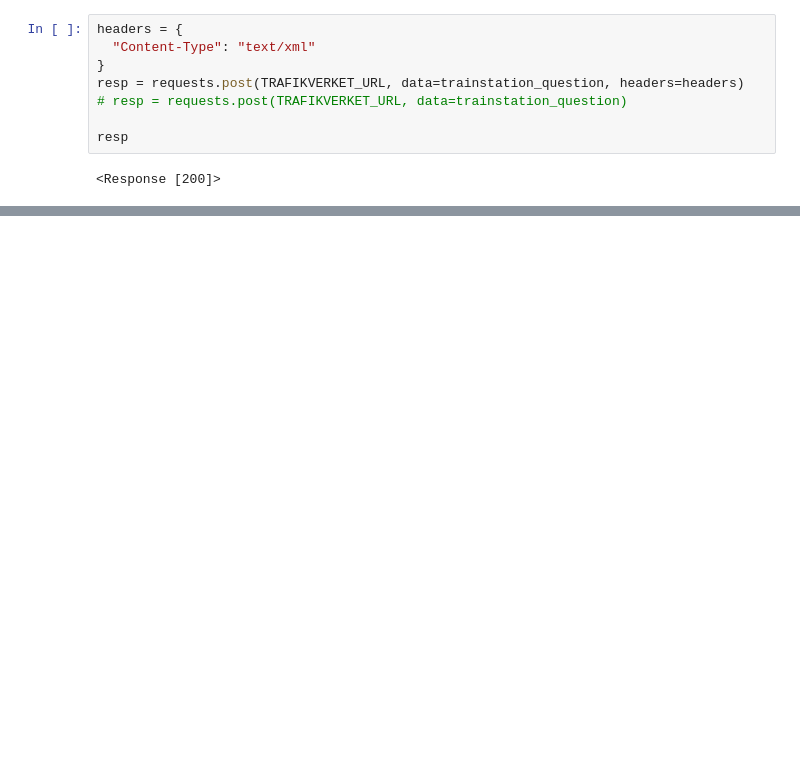
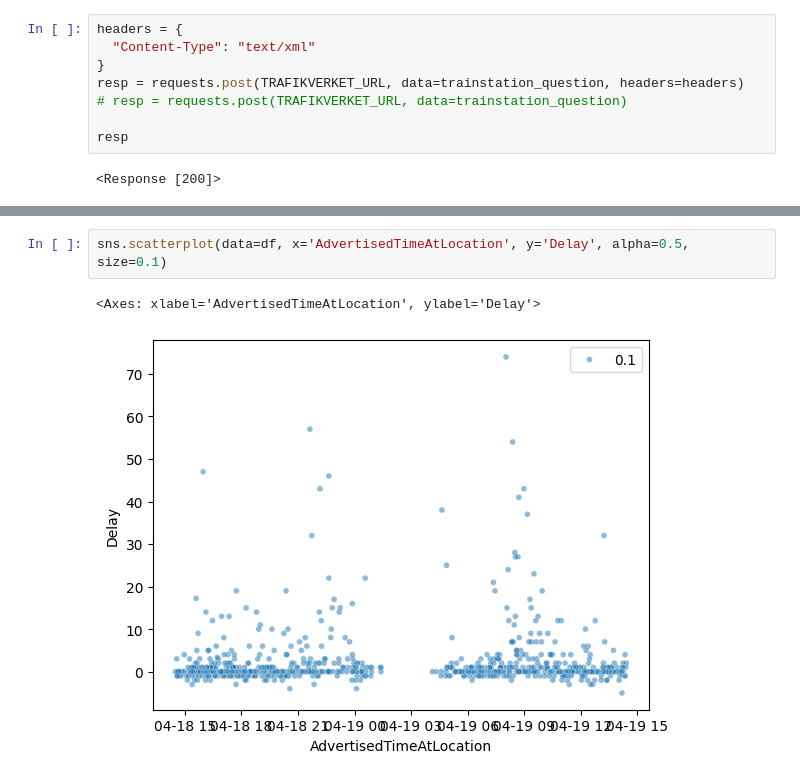
Before and after one commit to obeq/system-integration-training-ground, a Jupyter notebook: playgroundwithtrains.ipynb, the cells around one changed output, grey strips where cells are left out. Cells and saved outputs as stored; diff of their text form; blank space fills up the shorter version.

```diff
--- a/playgroundwithtrains.ipynb
+++ b/playgroundwithtrains.ipynb
@@ -97,0 +105,5 @@ df.plot()
+# %%
+sns.scatterplot(data=df, x='AdvertisedTimeAtLocation', y='Delay', alpha=0.5, size=0.1)
+# %% [output]
+<Axes: xlabel='AdvertisedTimeAtLocation', ylabel='Delay'>
+[figure, added]
```
Also changed, not shown: parts of 9 cells of this notebook, 2 other files.
